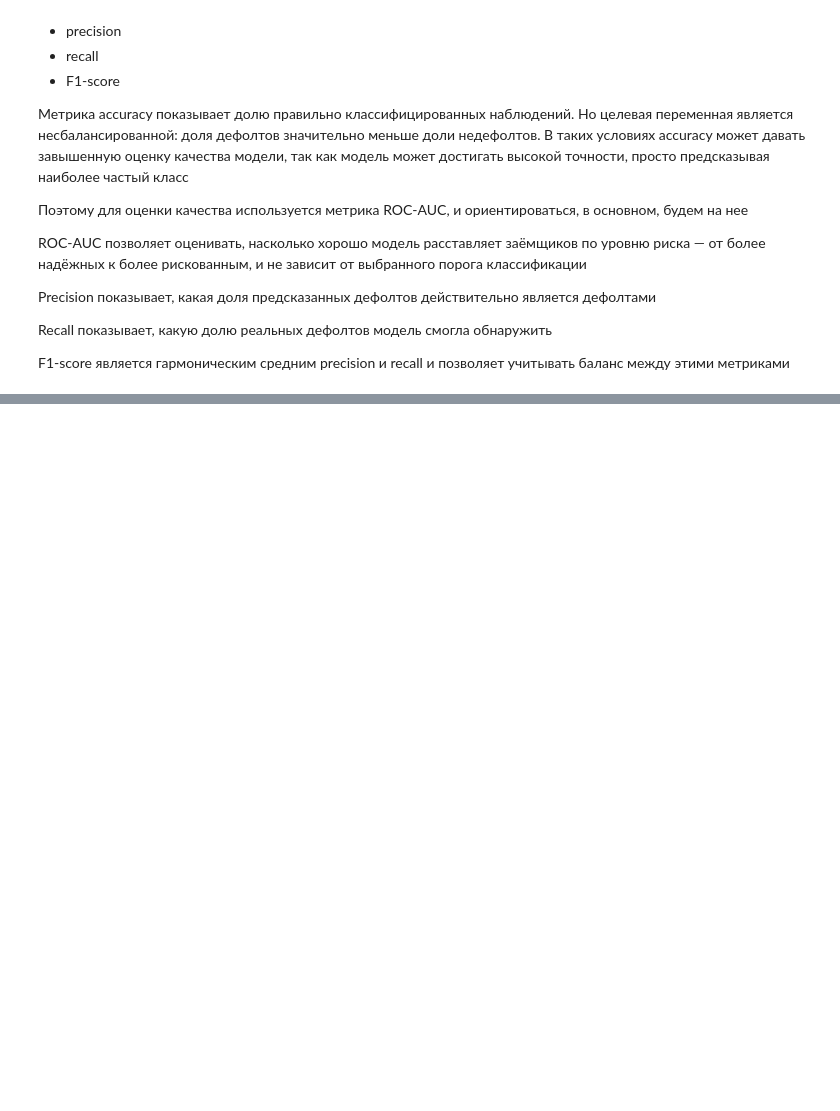
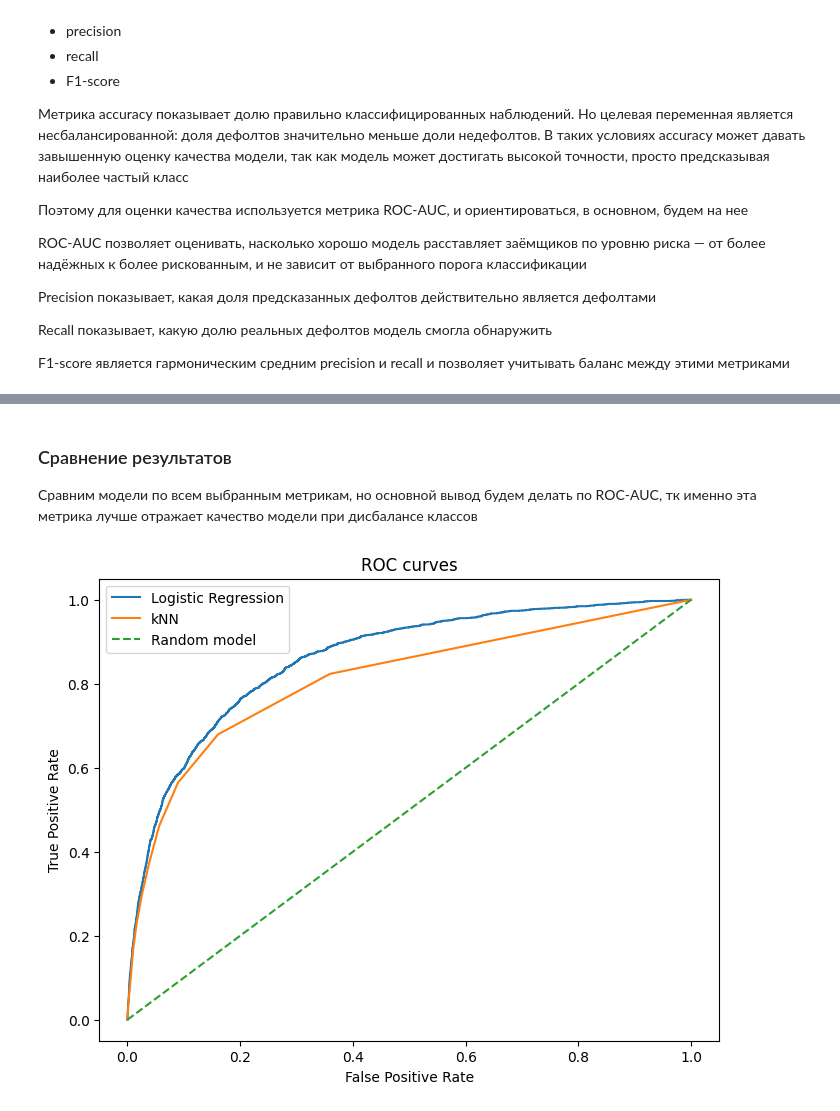
Before and after one commit to tayaland1514/statprak_hw, a Jupyter notebook: EDA.ipynb, the cells around one changed output, grey strips where cells are left out. Drawn from its saved outputs; the diff is of its cells as text; code cells hidden in the pictures; blank space fills up the shorter version.

```diff
--- a/EDA.ipynb
+++ b/EDA.ipynb
@@ -455,0 +637,15 @@ F1-score является гармоническим средним precision и
+# %%
+from sklearn.neighbors import KNeighborsClassifier
+
+knn = KNeighborsClassifier()
+
+knn.fit(X_train_scaled, y_train)
+
+y_pred_knn = knn.predict(X_test_scaled)
+y_proba_knn = knn.predict_proba(X_test_scaled)[:, 1]
+
+print("Accuracy:", accuracy_score(y_test, y_pred_knn))
+print("Precision:", precision_score(y_test, y_pred_knn))
+print("Recall:", recall_score(y_test, y_pred_knn))
+print("F1-score:", f1_score(y_test, y_pred_knn))
+print("ROC-AUC:", roc_auc_score(y_test, y_proba_knn))
@@ -455,0 +697,12 @@ F1-score является гармоническим средним precision и
+# %%
+best_knn = grid_knn.best_estimator_
+
+y_pred_knn = best_knn.predict(X_test_scaled)
+y_proba_knn = best_knn.predict_proba(X_test_scaled)[:, 1]
+
+print("kNN")
+print("Accuracy:", accuracy_score(y_test, y_pred_knn))
+print("Precision:", precision_score(y_test, y_pred_knn))
+print("Recall:", recall_score(y_test, y_pred_knn))
+print("F1-score:", f1_score(y_test, y_pred_knn))
+print("ROC-AUC:", roc_auc_score(y_test, y_proba_knn))
@@ -455,0 +760,22 @@ F1-score является гармоническим средним precision и
+# %% [markdown]
+### Сравнение результатов
+
+Сравним модели по всем выбранным метрикам, но основной вывод будем делать по ROC-AUC, тк именно эта метрика лучше отражает качество модели при дисбалансе классов
+# %%
+from sklearn.metrics import roc_curve
+
+fpr_logreg, tpr_logreg, _ = roc_curve(y_test, y_proba_logreg)
+fpr_knn, tpr_knn, _ = roc_curve(y_test, y_proba_knn)
+
+plt.figure(figsize=(8, 6))
+plt.plot(fpr_logreg, tpr_logreg, label="Logistic Regression")
+plt.plot(fpr_knn, tpr_knn, label="kNN")
+plt.plot([0, 1], [0, 1], linestyle="--", label="Random model")
+
+plt.xlabel("False Positive Rate")
+plt.ylabel("True Positive Rate")
+plt.title("ROC curves")
+plt.legend()
+plt.show()
+# %% [output]
+[figure, added]
```
Also changed, not shown: parts of 47 cells of this notebook.
